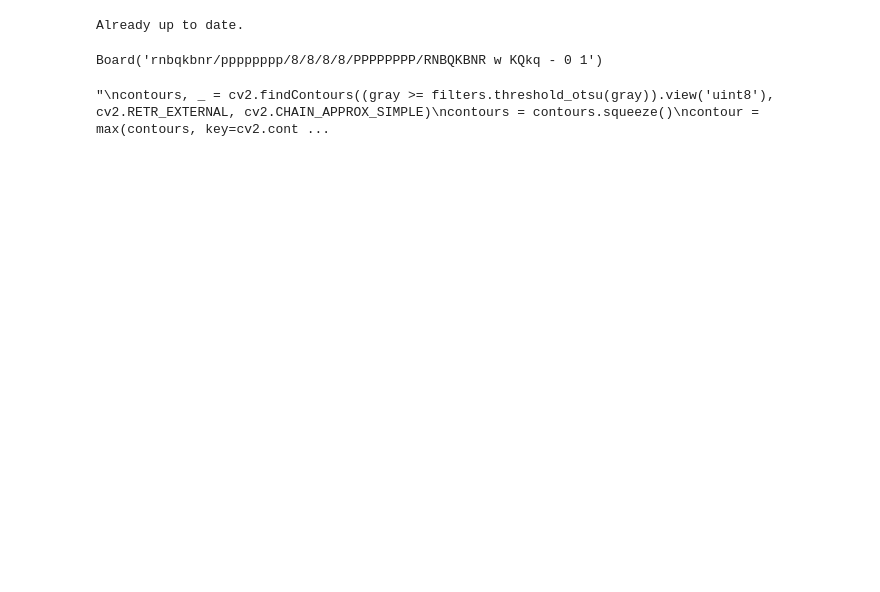
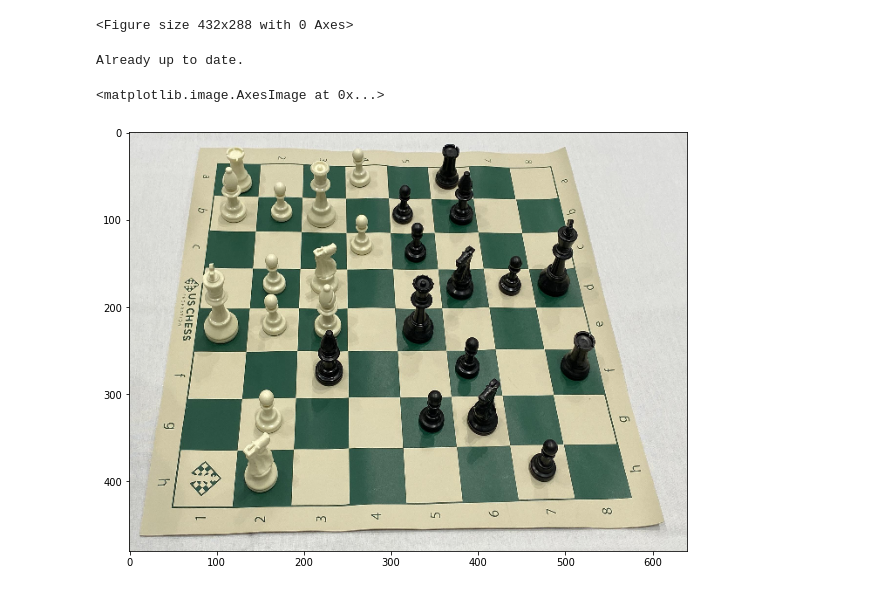
Before and after one commit to tniyer2/chess_image_detection, a Jupyter notebook: chess_detection.ipynb, the cells around one changed output. Cells and saved outputs as stored; diff of their text form; code cells hidden in the pictures; blank space fills up the shorter version.

```diff
--- a/chess_detection.ipynb
+++ b/chess_detection.ipynb
@@ -24,5 +19,8 @@ You should consider upgrading via the '/usr/local/bin/python3 -m pip install --u
 # %%
+plt.gray();
 mpl.rcParams['figure.figsize'] = (10,10)
+# %% [output]
+<Figure size 432x288 with 0 Axes>
 # %%
 if os.path.isdir('ImageProcessingF2021'):
     !git -C ImageProcessingF2021 pull
@@ -67,19 +65,13 @@ DEFAULT_HALF_MOVES = 0
 
 # The number of the full move. It starts at 1, and is incremented after Black's move.
 DEFAULT_HALF_MOVES = 1
-# %%
-board = chess.Board()
-board
-# %% [output]
-Board('rnbqkbnr/pppppppp/8/8/8/8/PPPPPPPP/RNBQKBNR w KQkq - 0 1')
-# %%
-"""
-contours, _ = cv2.findContours((gray >= filters.threshold_otsu(gray)).view('uint8'), cv2.RETR_EXTERNAL, cv2.CHAIN_APPROX_SIMPLE)
-contours = contours.squeeze()
-contour = max(contours, key=cv2.contourArea)
-
-out = cv2.drawContours(im.copy(), [contour], -1, (255, 0, 0), 2)
-plt.imshow(out)
-"""
-# %% [output]
-"\ncontours, _ = cv2.findContours((gray >= filters.threshold_otsu(gray)).view('uint8'), cv2.RETR_EXTERNAL, cv2.CHAIN_APPROX_SIMPLE)\ncontours = contours.squeeze()\ncontour = max(contours, key=cv2.cont ...
+# %%
+VIDEO_SHAPE = (640, 480)
+
+im_board = io.imread('chess_board_images/chess_position_1.jpg')
+im_board = cv2.resize(im_board, VIDEO_SHAPE)
+
+plt.imshow(im_board)
+# %% [output]
+<matplotlib.image.AxesImage at 0x...>
+[figure, added]
```
Also changed, not shown: parts of 29 cells of this notebook, 7 other files.
